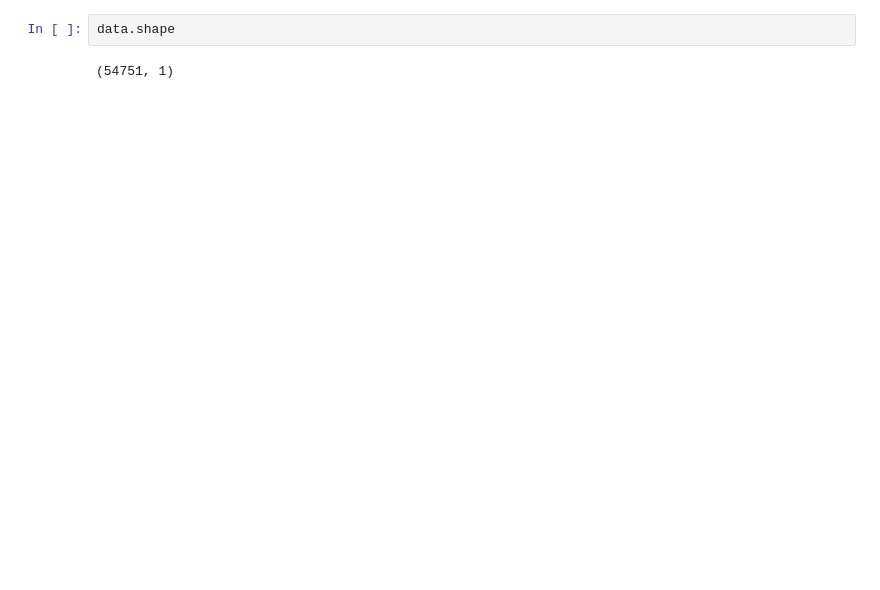
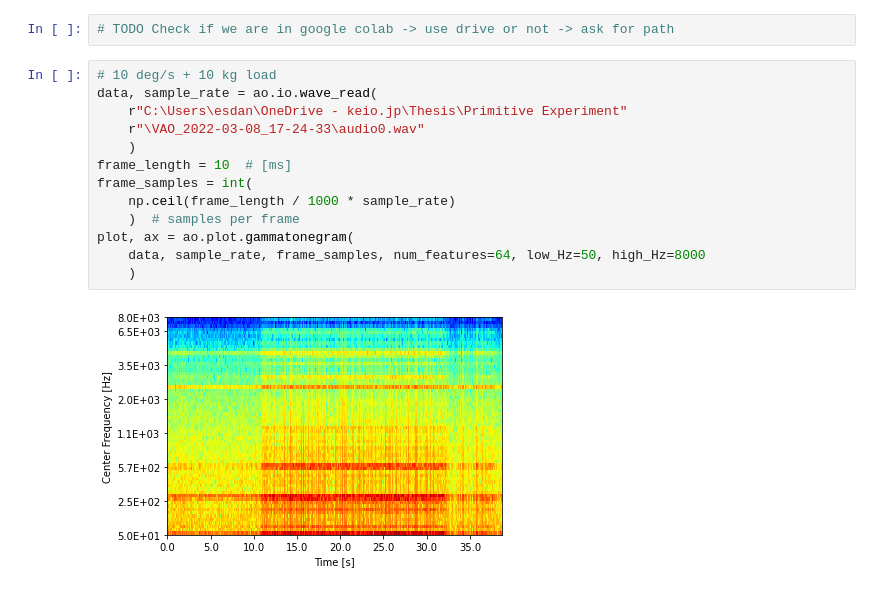
Before and after one commit to AcousticOdometry/AO, a Jupyter notebook: notebooks/plot_features.ipynb, the cells around one changed output. Saved outputs shown, nothing was run; the diff lists cells and outputs as text; blank space fills up the shorter version.

```diff
--- a/notebooks/plot_features.ipynb
+++ b/notebooks/plot_features.ipynb
@@ -22,6 +21,19 @@ NameError: name 'ao' is not defined
 # %% [markdown]
 ![Ratemap](https://staffwww.dcs.shef.ac.uk/people/N.Ma/resources/ratemap/ratemap.png)
-# %%
-data.shape
-# %% [output]
-(54751, 1)
+# %%
+# TODO Check if we are in google colab -> use drive or not -> ask for path
+# %%
+# 10 deg/s + 10 kg load
+data, sample_rate = ao.io.wave_read(
+    r"C:\Users\esdan\OneDrive - keio.jp\Thesis\Primitive Experiment"
+    r"\VAO_2022-03-08_17-24-33\audio0.wav"
+    )
+frame_length = 10  # [ms]
+frame_samples = int(
+    np.ceil(frame_length / 1000 * sample_rate)
+    )  # samples per frame
+plot, ax = ao.plot.gammatonegram(
+    data, sample_rate, frame_samples, num_features=64, low_Hz=50, high_Hz=8000
+    )
+# %% [output]
+[figure, added]
```
Also changed, not shown: parts of 3 cells of this notebook, 5 other files.
